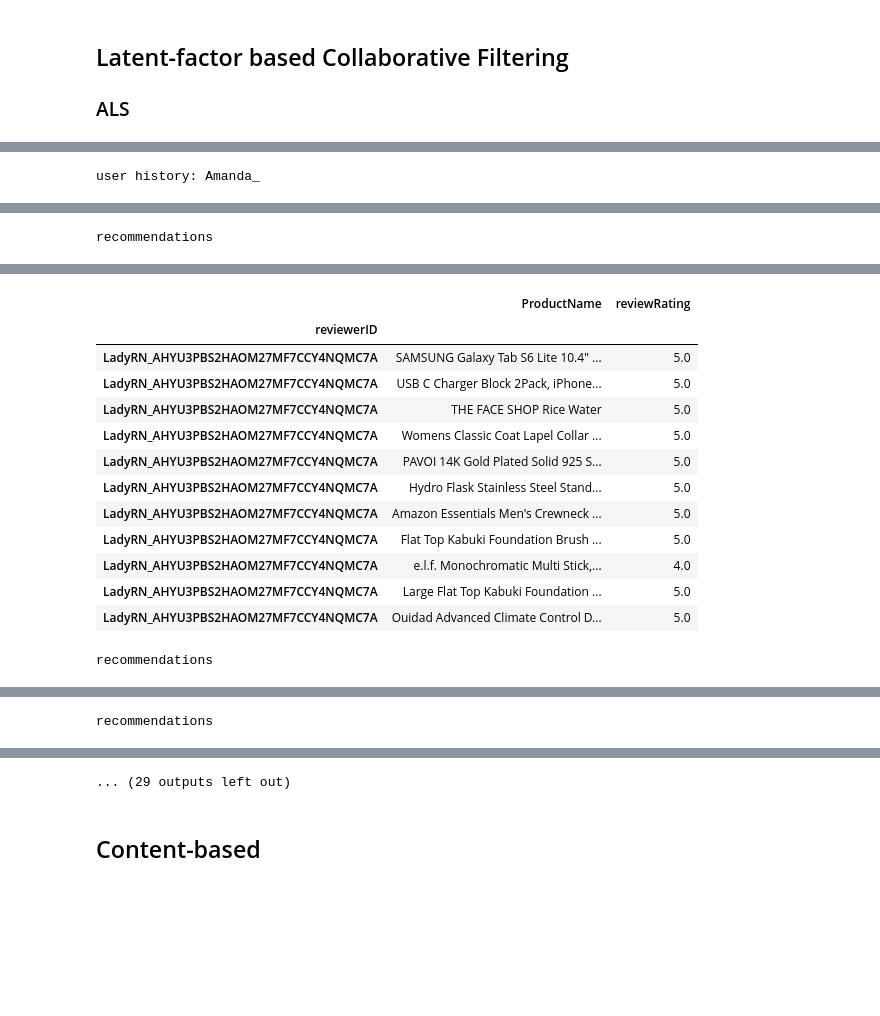
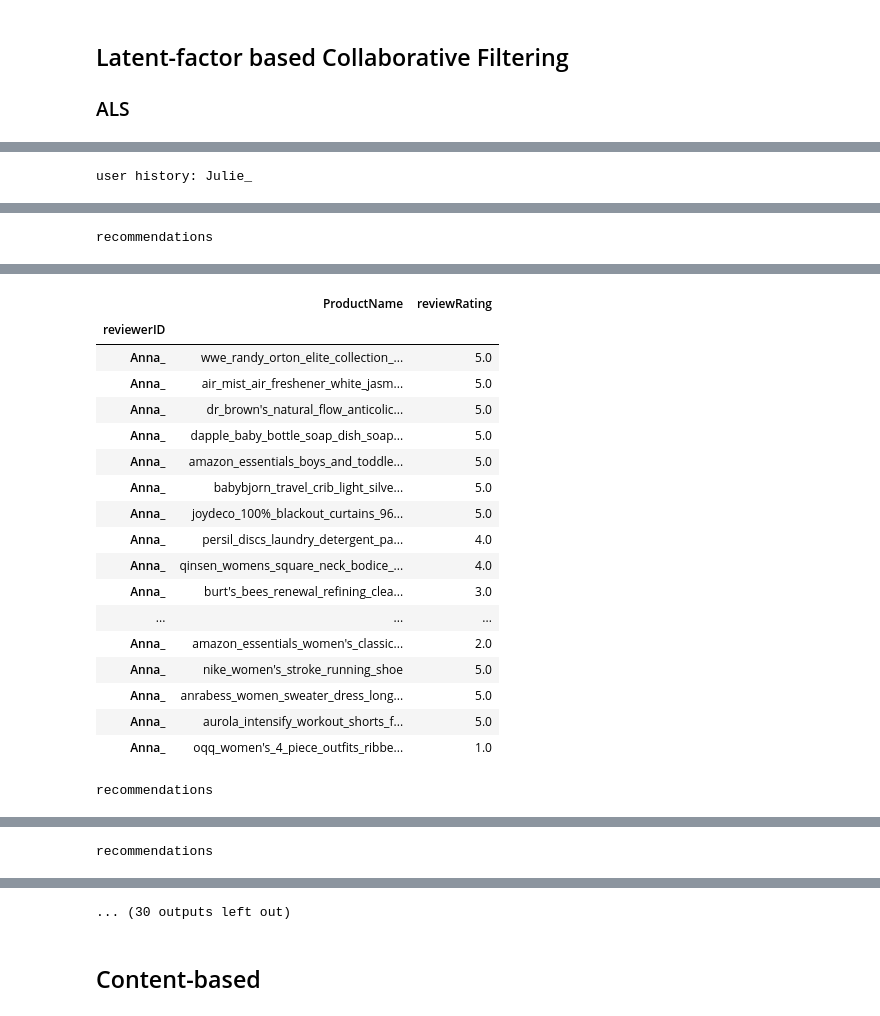
Before and after one commit to K-Winkles/kaban-multimodel-recommender, a Jupyter notebook: dev/main.ipynb, the cells around one changed output, grey strips where cells are left out. Drawn from its saved outputs; the diff is of its cells as text; code cells hidden in the pictures; blank space fills up the shorter version.

```diff
--- a/dev/main.ipynb
+++ b/dev/main.ipynb
@@ -12,12 +12,10 @@ import numpy as np
 import threadpoolctl
 from collections import defaultdict
 from implicit.als import AlternatingLeastSquares as ALS
-from surprise import AlgoBase, Dataset, accuracy, Reader
+from surprise import Dataset, Reader
 from surprise.model_selection import cross_validate, train_test_split, KFold
-from surprise import PredictionImpossible
-from surprise.prediction_algorithms.knns import KNNBasic, KNNWithMeans, KNNWithZScore
-from surprise.prediction_algorithms.matrix_factorization import SVD, SVDpp, NMF
-from surprise.prediction_algorithms.co_clustering import CoClustering
+from surprise.prediction_algorithms.knns import KNNBasic, KNNWithMeans
+from surprise.prediction_algorithms.matrix_factorization import SVD
 from implicit.evaluation import (AUC_at_k,
                                  mean_average_precision_at_k,
                                  ndcg_at_k, precision_at_k)
@@ -27,32 +25,23 @@ import matplotlib.pyplot as plt
 dir = "../dataset/utility"
 
 def load_dataset():
-    items_df = pd.read_csv(f"{dir}/itemset_preprocessed.csv", low_memory=False)
-    items_df.rename(columns={"Unnamed: 0": "ASIN"}, inplace=True)
+    items_df = pd.read_csv(f"{dir}/itemset_preprocessed.csv")
     items_df.set_index("ASIN", inplace=True)
 
     df_utility = pd.read_csv(f"{dir}/utility_topn.csv")
     df_utility.set_index("reviewerID", inplace=True)
 
-    reviews_df = pd.read_csv(f"{users_dir}/reviews.csv")
+    reviews_df = pd.read_csv(f"{dir}/reviews.csv")
     reviews_df = reviews_df.replace(np.nan, '', regex=True)
-    reviews_df["reviewerID"] =  reviews_df["reviewerName"].astype(str) + '_' + reviews_df["reviewerID"].astype(str)
     reviews_df.set_index('reviewerID', inplace=True)
 
-    items_with_info_df = pd.read_csv(f"{items_dir}/itemset_with_info.csv", low_memory=False)
-    items_with_info_df.set_index("ASIN", inplace=True)
+    asins_df = pd.read_csv(f"{dir}/asin_product_mapping.csv")
 
-    diff_asins = list(set(df_utility.columns).difference(set(items_df.index.tolist())))
-    df_utility.drop(diff_asins, inplace=True, axis=1)
-
-    diff_asins = list(set(items_df.index.tolist()).difference(set(df_utility.columns)))
-
-    items_df.drop(index=diff_asins, inplace=True)
     print(f"shape of df_utility: {df_utility.shape}")
     print(f"shape of items_df: {items_df.shape}")
-
-    return items_df, df_utility, reviews_df, items_with_info_df
+    print(f"shape of asins_df: {asins_df.shape}")
+    return items_df, df_utility, reviews_df, asins_df
 # %% [markdown]
 ## Load Dataset
 # %%
-items_df, df_utility, reviews_df, items_with_info_df = load_dataset()
+items_df, df_utility, reviews_df, asins_df = load_dataset()
@@ -274,3 +344,5 @@ items_with_info_df.set_index("ASIN", inplace=True)
+# %%
+asins_df.set_index('ASIN', inplace=True)
 # %%
 def show_user_history_and_recos(recommendations, user_id):
     """
@@ -438,6 +540,6 @@ shape of items_df: (31348, 3024)
 # %%
 model = ALS(
-    factors=factor,
+    factors=300,
     regularization=0.1,
     alpha=1,
     calculate_training_loss=True,
@@ -456,7 +558,7 @@ try:
 except:
     pass
 
-def show_user_history_and_recos_als(df_utility, recommendations, reviews_df, items_with_info_df):
+def show_user_history_and_recos_als(recommendations, reviews_df, asins_df):
     """
     Display user purchase history and recommendations
     """
@@ -465,13 +567,13 @@ def show_user_history_and_recos_als(df_utility, recommendations, reviews_df, ite
         print(f"user history: {reviewer_id}")
         display(reviews_df.loc[reviewer_id][['ProductName', 'reviewRating']])
         print("recommendations")
-        display(items_with_info_df.iloc[reco_ids, :][["category", "name"]])
+        display(asins_df.loc[reco_ids])
         print("scores")
         for reco_id, score in zip(reco_ids, scores):
             print((reco_id, score))
         print('\n')
-show_user_history_and_recos_als(df_utility, recommendations, reviews_df, items_with_info_df)
+show_user_history_and_recos_als(recommendations, reviews_df, items_with_info_df)
 # %% [output]
-user history: Amanda_
+user history: Julie_
 |  | ProductName | reviewRating |
 | reviewerID |  |  |
@@ -521,14 +622,19 @@ user history: LadyRN_AHYU3PBS2HAOM27MF7CCY4NQMC7A
 |  | ProductName | reviewRating |
 | reviewerID |  |  |
-| LadyRN_AHYU3PBS2HAOM27MF7CCY4NQMC7A | SAMSUNG Galaxy Tab S6 Lite 10.4" ... | 5.0 |
-| LadyRN_AHYU3PBS2HAOM27MF7CCY4NQMC7A | USB C Charger Block 2Pack, iPhone... | 5.0 |
-| LadyRN_AHYU3PBS2HAOM27MF7CCY4NQMC7A | THE FACE SHOP Rice Water | 5.0 |
-| LadyRN_AHYU3PBS2HAOM27MF7CCY4NQMC7A | Womens Classic Coat Lapel Collar ... | 5.0 |
-| LadyRN_AHYU3PBS2HAOM27MF7CCY4NQMC7A | PAVOI 14K Gold Plated Solid 925 S... | 5.0 |
-| LadyRN_AHYU3PBS2HAOM27MF7CCY4NQMC7A | Hydro Flask Stainless Steel Stand... | 5.0 |
-| LadyRN_AHYU3PBS2HAOM27MF7CCY4NQMC7A | Amazon Essentials Men's Crewneck ... | 5.0 |
-| LadyRN_AHYU3PBS2HAOM27MF7CCY4NQMC7A | Flat Top Kabuki Foundation Brush ... | 5.0 |
-| LadyRN_AHYU3PBS2HAOM27MF7CCY4NQMC7A | e.l.f. Monochromatic Multi Stick,... | 4.0 |
-| LadyRN_AHYU3PBS2HAOM27MF7CCY4NQMC7A | Large Flat Top Kabuki Foundation ... | 5.0 |
-| LadyRN_AHYU3PBS2HAOM27MF7CCY4NQMC7A | Ouidad Advanced Climate Control D... | 5.0 |
+| Anna_ | wwe_randy_orton_elite_collection_... | 5.0 |
+| Anna_ | air_mist_air_freshener_white_jasm... | 5.0 |
+| Anna_ | dr_brown's_natural_flow_anticolic... | 5.0 |
+| Anna_ | dapple_baby_bottle_soap_dish_soap... | 5.0 |
+| Anna_ | amazon_essentials_boys_and_toddle... | 5.0 |
+| Anna_ | babybjorn_travel_crib_light_silve... | 5.0 |
+| Anna_ | joydeco_100%_blackout_curtains_96... | 5.0 |
+| Anna_ | persil_discs_laundry_detergent_pa... | 4.0 |
+| Anna_ | qinsen_womens_square_neck_bodice_... | 4.0 |
+| Anna_ | burt's_bees_renewal_refining_clea... | 3.0 |
+| ... | ... | ... |
+| Anna_ | amazon_essentials_women's_classic... | 2.0 |
+| Anna_ | nike_women's_stroke_running_shoe | 5.0 |
+| Anna_ | anrabess_women_sweater_dress_long... | 5.0 |
+| Anna_ | aurola_intensify_workout_shorts_f... | 5.0 |
+| Anna_ | oqq_women's_4_piece_outfits_ribbe... | 1.0 |
 recommendations
@@ -590,3 +695,3 @@ recommendations
-... (29 outputs left out)
+... (30 outputs left out)
 # %% [markdown]
 ## Content-based
```
Also changed, not shown: parts of 13 cells of this notebook.
